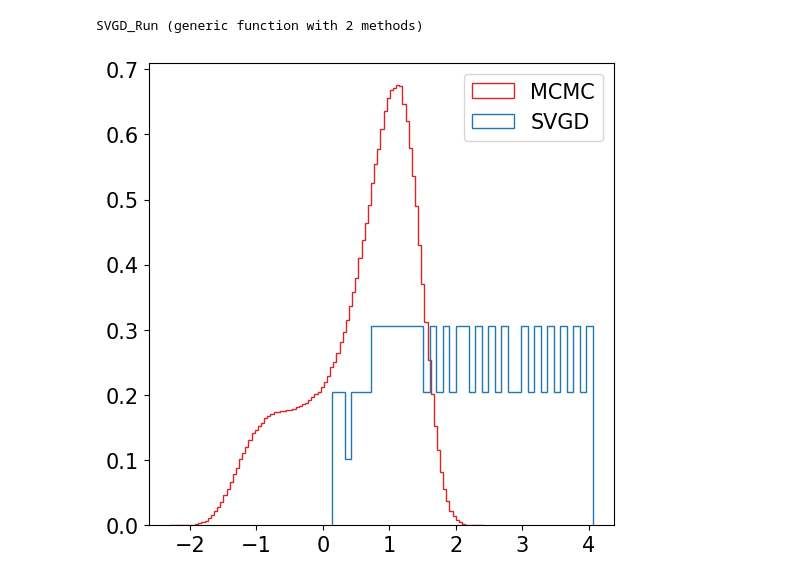
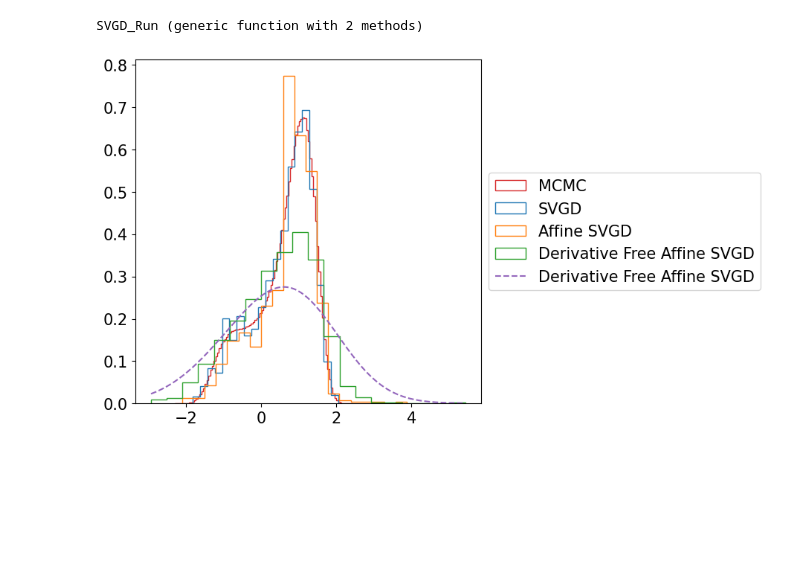
Before and after one commit to Zhengyu-Huang/InverseProblems.jl, a Jupyter notebook: Posterior/EM.ipynb, the cells around one changed output. Drawn from its saved outputs; the diff is of its cells as text; code cells hidden in the pictures; blank space fills up the shorter version.

```diff
--- a/Posterior/EM.ipynb
+++ b/Posterior/EM.ipynb
@@ -553,7 +553,10 @@ function kernel(xs, C)
     N_ens, d = size(xs)
     κ = zeros(N_ens, N_ens)
     dκ = zeros(N_ens, N_ens, d)
-    invZ = 1.0/( (2π)^(d/2)*sqrt(det(C)) )
+
+    # put the scale in time
+    # invZ = 1.0/( (2π)^(d/2)*sqrt(det(C)) )
+    invZ = 1.0
 
     for i = 1:N_ens
         for j = 1:N_ens
@@ -567,10 +570,39 @@ function kernel(xs, C)
     return κ, dκ
 end
 
+#compute ρ̃(x) = 1/J ∑_j=1^J κ(x, θj)
+function kernel_1D_plot_helper(xs, C; Np=100)
+    N_ens, d = size(xs)
+    @assert(d == 1)
 
 
+    # put the scale in time
+    # invZ = 1.0/( (2π)^(d/2)*sqrt(det(C)) )
+    invZ = 1.0
 
-function Affine_SVGD_update(xs, Ny, s_param, forward_derivative, x_obs, Σ_ν; Δt = 1.0, method = "derivative")
+    x_min, x_max = minimum(xs[:,1]), maximum(xs[:,1])
+
+    xx = LinRange(x_min, x_max, Np)
+    pp = zeros(Np)
+    for i = 1:Np
+        for j = 1:N_ens
+            dpower = C\(xx[i] .- xs[j,:])
+            power =  -0.5* ( (xx[i] .- xs[j,:])' * dpower )
+            # κ[i, j] = invZ * exp(power)
+            pp[i] += invZ * exp(power)
+        end
+        pp[i] /= N_ens
+
+    end
+
+    # rescale
+    pp /= (sum(pp)*(xx[2] - xx[1]))
+
+    return xx, pp
+end
+
+
+function Affine_SVGD_update(xs, Ny, s_param, forward_derivative, x_obs, Σ_ν; αF = 1.0, αρ=1.0,  Δt = 1.0, method = "derivative")
     N_ens, d = size(xs)
 
     # F gradient step
@@ -591,7 +623,9 @@ function Affine_SVGD_update(xs, Ny, s_param, forward_derivative, x_obs, Σ_ν;
 
 
     _, C = empirical_Gaussian(xs)
-    κ, dκ = kernel(xs, C)
+
+
+    κ, dκ = kernel(xs, C/αF)
 
     # ∇θj[κ(θ, θj) C]
     F = copy(xs)
@@ -612,9 +646,11 @@ function Affine_SVGD_update(xs, Ny, s_param, forward_derivative, x_obs, Σ_ν;
             F[i, :] +=  1/N_ens * (C *  (Φs' * dκ[i,:,:]) )
         end
 
+
+        κρ, dκρ = kernel(xs, C/αρ)
         for i = 1:N_ens
 #             dρ[i, :] +=  1/N_ens * (sum(dκ[:,i,:], dims = 1))
-            dlogρ[i, :] +=  sum(dκ[:,i,:], dims = 1)/sum(κ[:,i])
+            dlogρ[i, :] +=  sum(dκρ[:,i,:], dims = 1)/sum(κρ[:,i])
         end
 
         for i = 1:N_ens
@@ -639,57 +675,61 @@ function Affine_SVGD_Plot(forward, forward_aug, forward_aug_derivative;
     x_obs, Σ_ν = [y; μ_0], [σ_η^2 0.0; 0.0 σ_0^2]
 
     d = 1
-    N_ens = 100
+    N_ens = 1000
 
     xs0 = rand(Normal(μ_0, σ_0), N_ens, d)
 
-    # for debugging
-    xs0[:, 1] = LinRange(μ_0-σ_0, μ_0+σ_0, N_ens)
-    print(xs0)
 
 
-    N_iter = 100
+    N_iter = 1000
     Δt = 0.01
-
     # Original SVGD
     xs_SVGD = SVGD_Run(xs0, s_param, forward_aug_derivative, x_obs, Σ_ν, N_iter; stepsize=Δt )
 
 
-#     # Our Affine SVGD
-#     method = "derivative"
-#     xs_ASVGD = copy(xs0)
-#     for i = 1:N_iter
-#         xs_ASVGD = Affine_SVGD_update(xs_ASVGD, Ny, s_param, forward_aug_derivative, x_obs, Σ_ν; Δt = Δt, method = method )
-#     end
+    # Our Affine SVGD
+    αF, αρ = 1.0, 1.0
+    method = "derivative"
+    xs_ASVGD = copy(xs0)
+    for i = 1:N_iter
+        xs_ASVGD = Affine_SVGD_update(xs_ASVGD, Ny, s_param, forward_aug_derivative, x_obs, Σ_ν;
+                                      αF = αF, αρ = αρ, Δt = Δt, method = method )
+    end
 
 
-#     # Our Affine SVGD
-#     method = "derivative-free"
-#     xs_DFASVGD = copy(xs0)
-#     for i = 1:N_iter
-#         xs_DFASVGD = Affine_SVGD_update(xs_DFASVGD, Ny, s_param, forward_aug_derivative, x_obs, Σ_ν; Δt = Δt, method = method )
-#     end
+    # Our Affine SVGD
+    method = "derivative-free"
+    xs_DFASVGD = copy(xs0)
+    for i = 1:N_iter
+        xs_DFASVGD = Affine_SVGD_update(xs_DFASVGD, Ny, s_param, forward_aug_derivative, x_obs, Σ_ν;
+                                        αF = αF, αρ = αρ, Δt = Δt, method = method )
+    end
 
 
     # prior distribution
     μ0,  Σ0   = [μ_0;], reshape([σ_0^2],  (d, d))
     # compute posterior distribution by MCMC
     logρ(θ) = log_bayesian_posterior(s_param, θ, forward, y, Σ_η, μ0, Σ0)
     step_length = 1.0
     N_iter , n_burn_in= 5000000, 1000000
     us = RWMCMC_Run(logρ, μ0, step_length, N_iter)
 
 
     nrows, ncols = 1, 1
     fig, ax = PyPlot.subplots(nrows=nrows, ncols=ncols, sharex=true, sharey=true, figsize=(6,6))
 
     ax.hist(us[n_burn_in:end, 1], bins = 100, density = true, histtype = "step", label="MCMC", color="C3")
-    ax.hist(xs_SVGD, bins = 40, density = true, histtype = "step", label="SVGD", color="C0")
-#     ax.hist(xs_ASVGD, bins = 40, density = true, histtype = "step", label="Affine SVGD", color="C1")
-#     ax.hist(xs_DFASVGD, bins = 40, density = true, histtype = "step", label="Derivative Free Affine SVGD", color="C2")
-    ax.legend()
+    ax.hist(xs_SVGD, bins = 20, density = true, histtype = "step", label="SVGD", color="C0")
+    ax.hist(xs_ASVGD, bins = 20, density = true, histtype = "step", label="Affine SVGD", color="C1")
+    ax.hist(xs_DFASVGD, bins = 20, density = true, histtype = "step", label="Derivative Free Affine SVGD", color="C2")
+
+    ###
+    _, C_DFASVGD = empirical_Gaussian(xs_DFASVGD)
+    xx_DFASVGD, pp_DFASVGD = kernel_1D_plot_helper(xs_DFASVGD, C_DFASVGD/αρ; Np=200)
+    ax.plot(xx_DFASVGD, pp_DFASVGD, "--", label="Derivative Free Affine SVGD", color="C4" )
+    ax.legend(loc="center left", bbox_to_anchor=(1, 0.5))
 end
 
 Affine_SVGD_Plot(p2, p2_aug, p2_aug_derivative; θ_ref = 1.0, σ_η = 1.0, μ_0 = 3.0,  σ_0 = 2.0)
 # %% [output]
-[figure, old version]
+[figure, new version]
```
Also changed, not shown: parts of 4 cells of this notebook, 1 other file.
